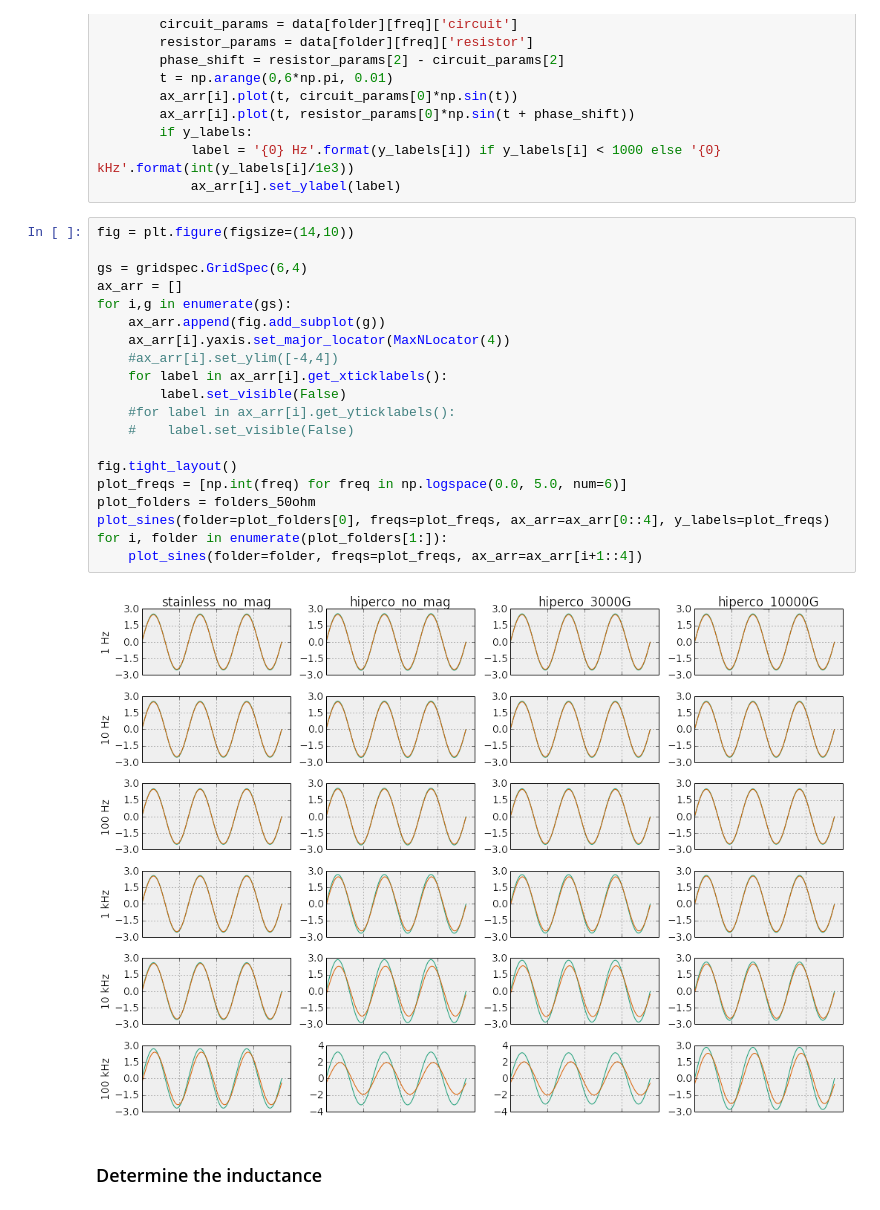
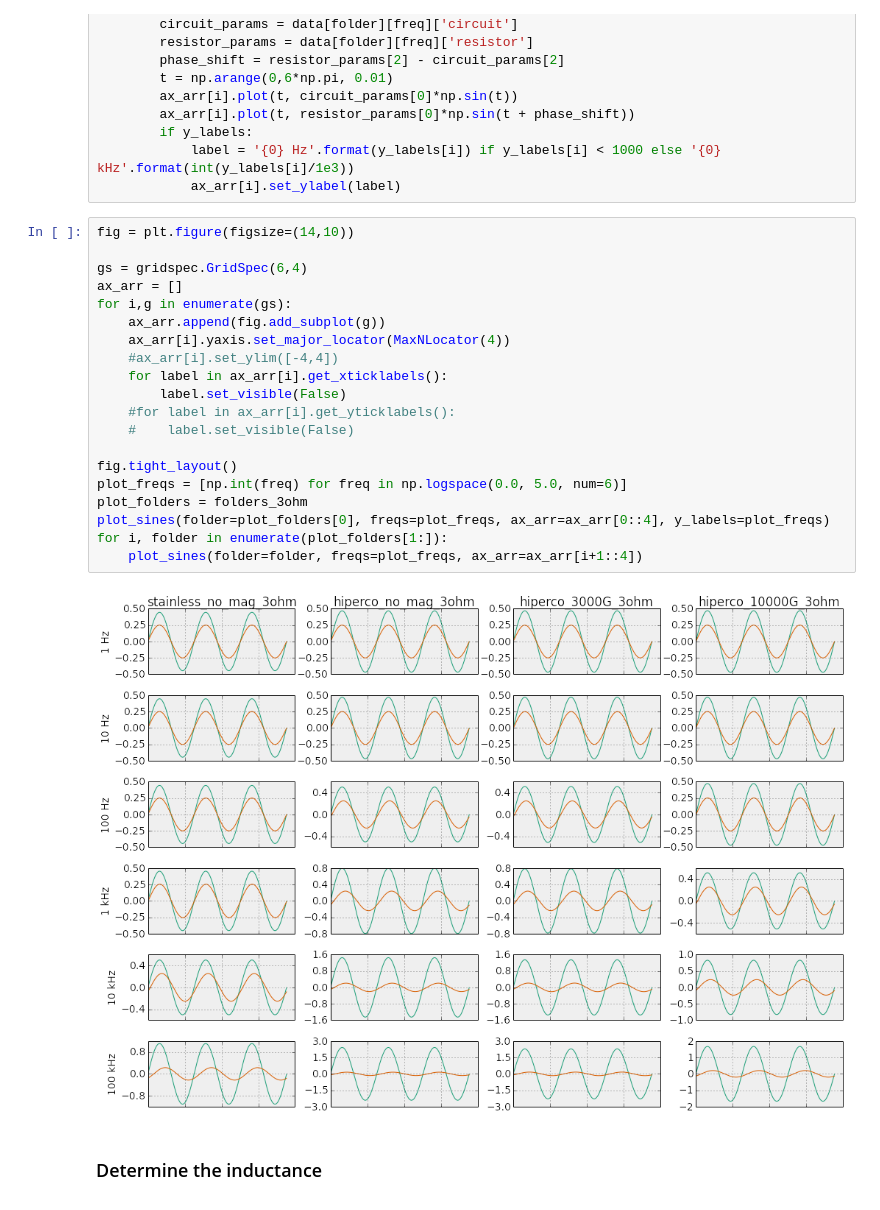
Before and after one commit to cstoafer/inductance-measurements, a Jupyter notebook: Determine mu.ipynb, the cells around one changed output. Drawn from its saved outputs; the diff is of its cells as text.

```diff
--- a/Determine mu.ipynb
+++ b/Determine mu.ipynb
@@ -241,25 +246,25 @@ def plot_sines(folder, freqs, ax_arr, y_labels=None):
 # %%
 fig = plt.figure(figsize=(14,10))
 
 gs = gridspec.GridSpec(6,4)
 ax_arr = []
 for i,g in enumerate(gs):
     ax_arr.append(fig.add_subplot(g))
     ax_arr[i].yaxis.set_major_locator(MaxNLocator(4))
     #ax_arr[i].set_ylim([-4,4])
     for label in ax_arr[i].get_xticklabels():
         label.set_visible(False)
     #for label in ax_arr[i].get_yticklabels():
     #    label.set_visible(False)
 
 fig.tight_layout()
 plot_freqs = [np.int(freq) for freq in np.logspace(0.0, 5.0, num=6)]
-plot_folders = folders_50ohm
+plot_folders = folders_3ohm
 plot_sines(folder=plot_folders[0], freqs=plot_freqs, ax_arr=ax_arr[0::4], y_labels=plot_freqs)
 for i, folder in enumerate(plot_folders[1:]):
     plot_sines(folder=folder, freqs=plot_freqs, ax_arr=ax_arr[i+1::4])
 # %% [output]
-[figure, old version]
+[figure, new version]
 # %% [markdown]
 ### Determine the inductance
 # %% [markdown]
```
Also changed, not shown: parts of 22 cells of this notebook.
